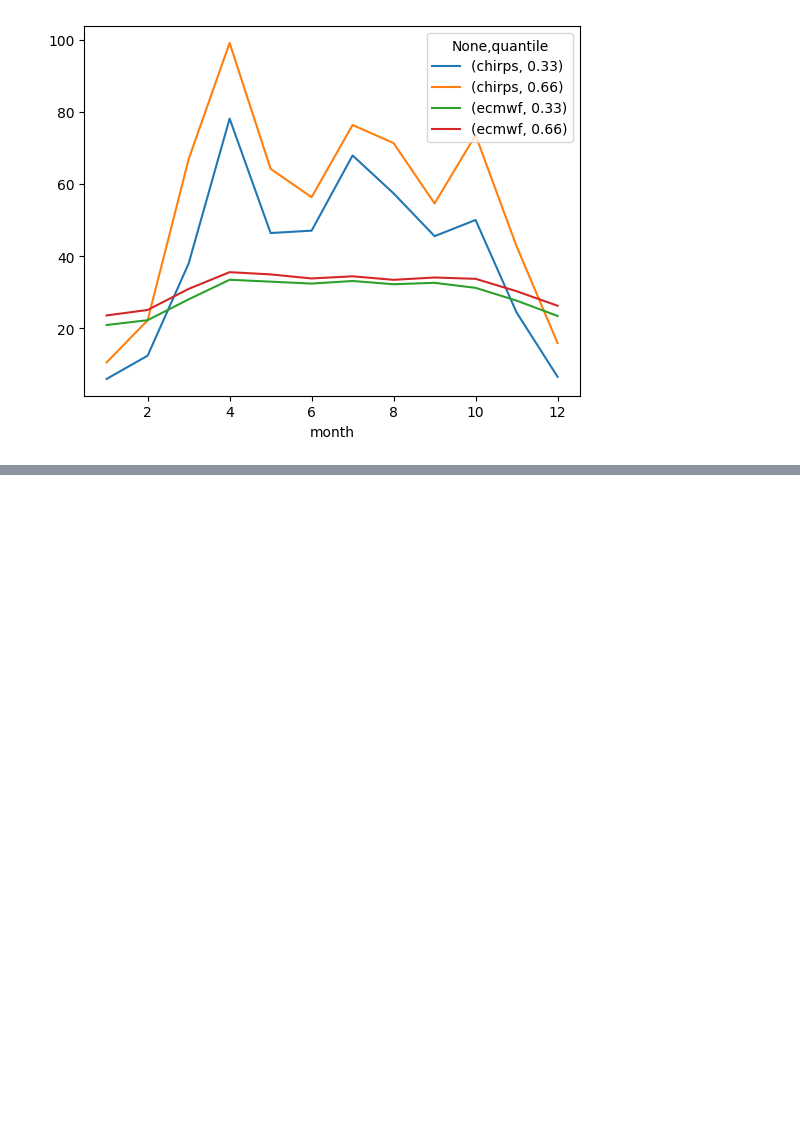
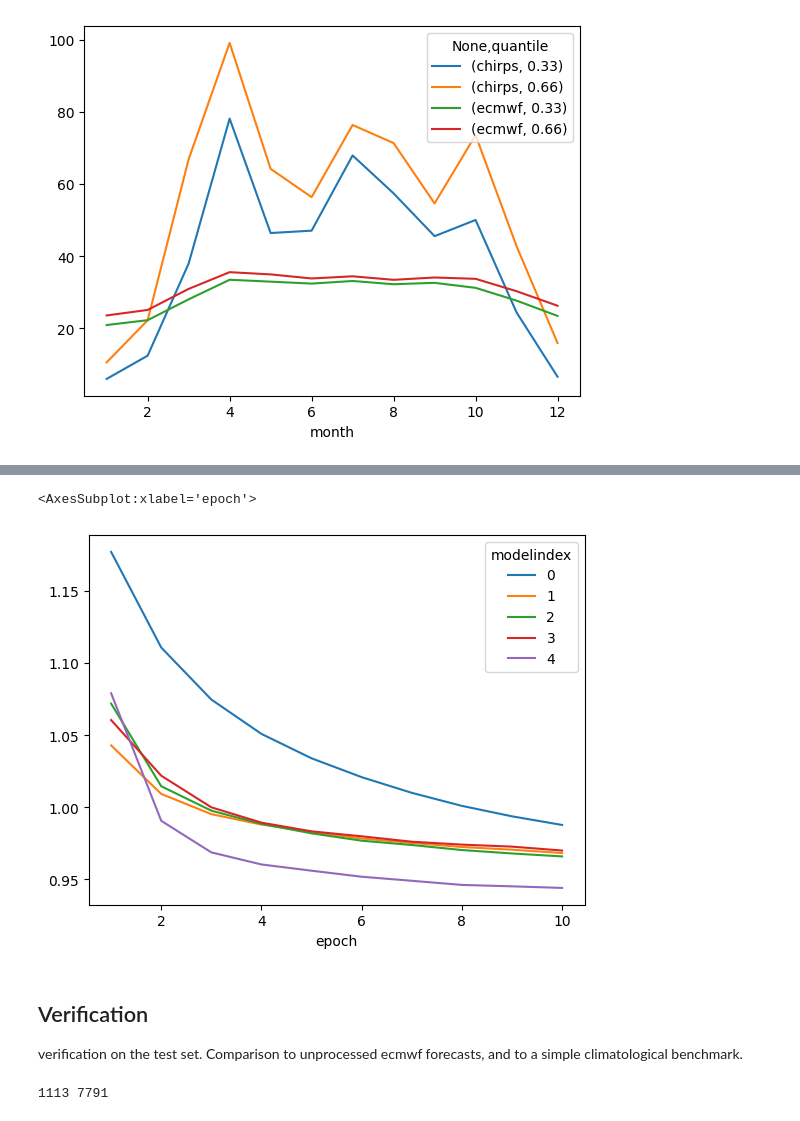
Before and after one commit to chiemvs/lorentz, a Jupyter notebook: pipeline.ipynb, the cells around one changed output, grey strips where cells are left out. Saved outputs shown, nothing was run; the diff lists cells and outputs as text; code cells hidden in the pictures; blank space fills up the shorter version.

```diff
--- a/pipeline.ipynb
+++ b/pipeline.ipynb
@@ -142,0 +161,25 @@ reading the input from disk again
+# %%
+# Now is the moment to choose your hyperparameters
+# We supply them as kwargs to the structure that will initialize and contain all models
+registry = ModelRegistry(xdata = [full_inputs, full_clim_logprobs],
+        ydata = full_target,
+        timestamps = full_timestamps.index,
+        compile_kwargs = DEFAULT_COMPILE, construct_kwargs = DEFAULT_CONSTRUCT, fit_kwargs = DEFAULT_FIT)
+# %%
+# Leave one year out cross-validation (for testing)
+# This leaves 21 years remaining, although there are not really 22 full years (2021 has only three samples)
+# nested within this, a leave-three-years-out crossvalidation (meaning 7 folds)
+years = full_timestamps.index.year.unique()
+for test_year in years:
+    remaining_years = years.drop(test_year).sort_values() # sort to make sure that the next leaving out is blockwise
+    for validation_years in np.split(remaining_years, np.arange(3, len(remaining_years),3)):
+        training_years = years.drop(test_year).drop(validation_years)
+        print('test', test_year)
+        print('validation', validation_years)
+        print('training', training_years)
+        test_indices = np.where(full_timestamps.index.year == test_year)[0] # From boolean to numeric index
+        val_indices = np.where(full_timestamps.index.year.map(lambda y: y in validation_years))[0]
+        train_indices = np.where(full_timestamps.index.year.map(lambda y: y in training_years))[0]
+        modelindex = registry.initialize_untrained_model(train_indices = train_indices, val_indices = val_indices, test_indices = test_indices)
+        print(modelindex)
+        registry.train_model(modelindex = modelindex)
@@ -142,0 +204,11 @@ reading the input from disk again
+# %%
+# After training we can inspect scores as a function of epoch, and the informative difference between training loss and validation loss.
+curves = registry.build_curves()
+# %%
+curves.loc[slice(4),'loss'].unstack(0).plot()
+# %% [output]
+<AxesSubplot:xlabel='epoch'>
+[figure, added]
+# %% [markdown]
+## Verification
+verification on the test set. Comparison to unprocessed ecmwf forecasts, and to a simple climatological benchmark.
@@ -142,0 +224,5 @@ reading the input from disk again
+# %%
+# Note length difference in cnnpreds as nested cv causes each test year to occur 7 times.
+print(len(verifying_obs),len(cnnpreds))
+# %% [output]
+1113 7791
```
Also changed, not shown: parts of 9 cells of this notebook, 1 other file.
